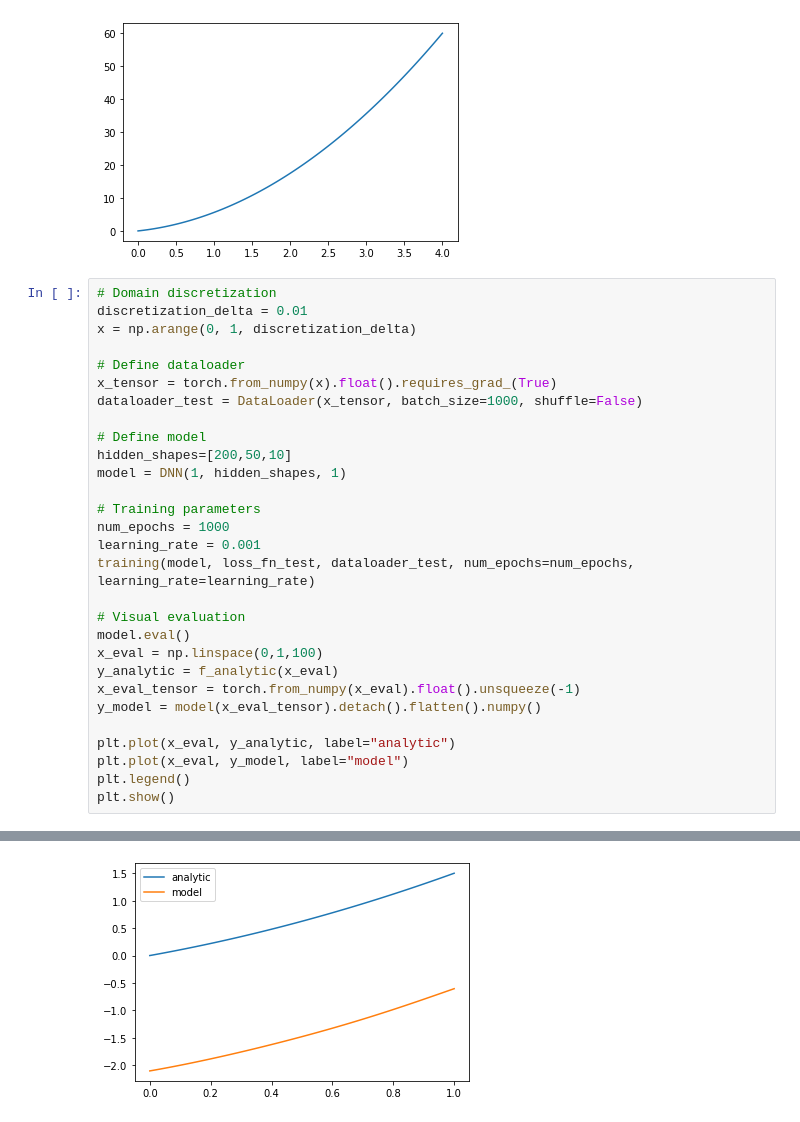
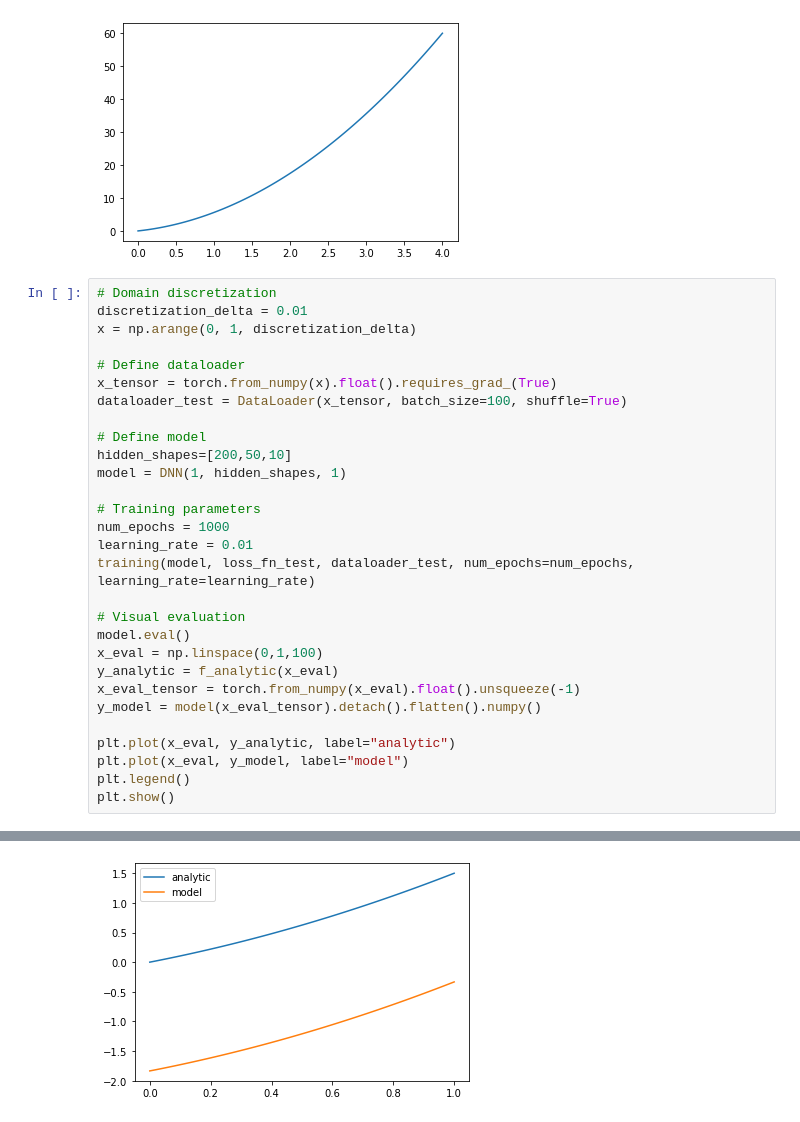
Before and after one commit to virtanenj/neural-differential-solver, a Jupyter notebook: revision.ipynb, the cells around one changed output, grey strips where cells are left out. Saved outputs shown, nothing was run; the diff lists cells and outputs as text.

```diff
--- a/revision.ipynb
+++ b/revision.ipynb
@@ -177,7 +181,7 @@ x = np.arange(0, 1, discretization_delta)
 
 # Define dataloader
 x_tensor = torch.from_numpy(x).float().requires_grad_(True)
-dataloader_test = DataLoader(x_tensor, batch_size=1000, shuffle=False)
+dataloader_test = DataLoader(x_tensor, batch_size=100, shuffle=True)
 
 # Define model
 hidden_shapes=[200,50,10]
@@ -185,7 +189,7 @@ model = DNN(1, hidden_shapes, 1)
 
 # Training parameters
 num_epochs = 1000
-learning_rate = 0.001
+learning_rate = 0.01
 training(model, loss_fn_test, dataloader_test, num_epochs=num_epochs, learning_rate=learning_rate)
 
 # Visual evaluation
@@ -220 +224 @@ Epoch 1000/1000 Loss: 1.0002
-[figure, old version]
+[figure, new version]
```
Also changed, not shown: parts of 4 cells of this notebook.
